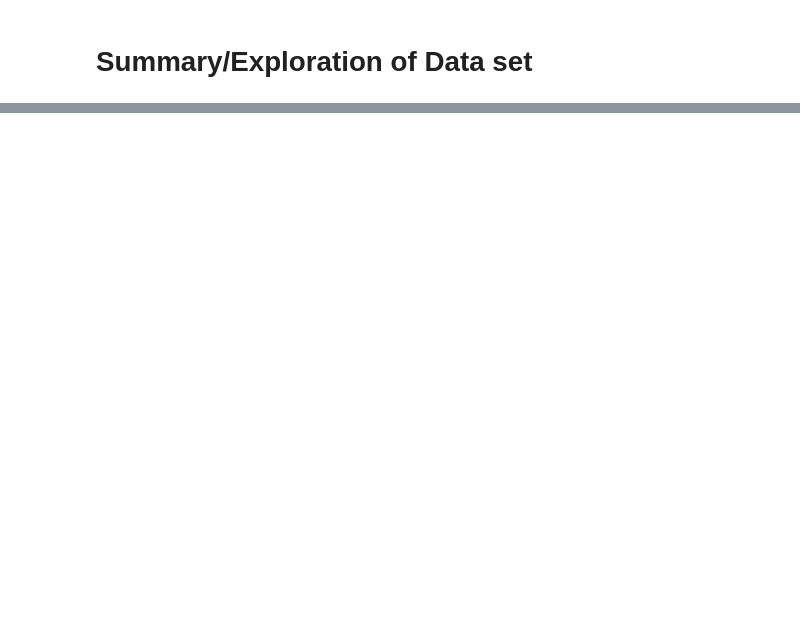
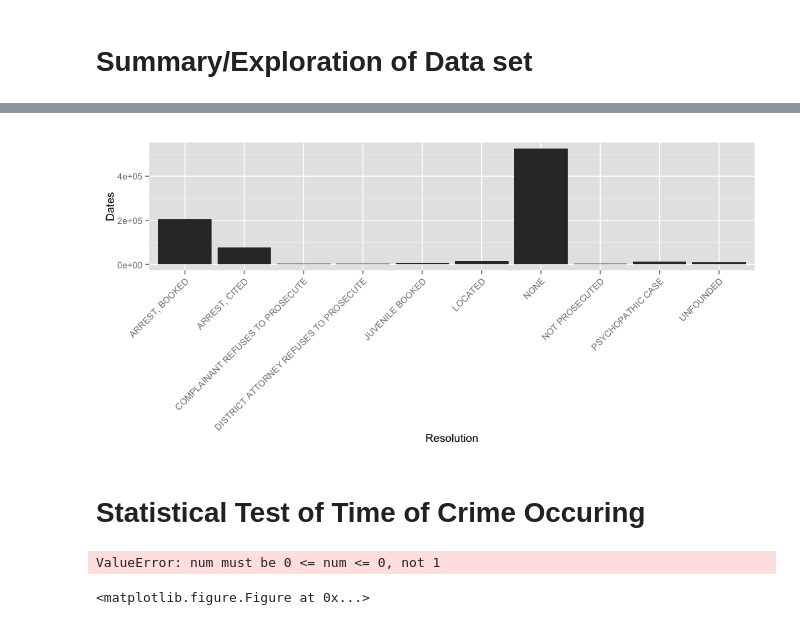
Before and after one commit to chrisngan24/spectacle, a Jupyter notebook: analytics/kaggle_sf_crime/main.ipynb, the cells around one changed output, grey strips where cells are left out. Cells and saved outputs as stored; diff of their text form; code cells hidden in the pictures; blank space fills up the shorter version.

```diff
--- a/analytics/kaggle_sf_crime/main.ipynb
+++ b/analytics/kaggle_sf_crime/main.ipynb
@@ -34,0 +68,20 @@ KeyError: 'Date'
+# %%
+counted_resolution = sf.groupby('Resolution', as_index=False).agg({'Dates': np.size})
+# print counted_category
+counted_resolution =  counted_resolution.sort('Dates', ascending=0).head(10)
+
+# counted_category.()
+# %%
+%%R -i counted_resolution -w 1000 -h 480 -u px -r 100
+library(ggplot2)
+ggplot(counted_resolution, aes(x=Resolution, y=Dates)) + geom_bar(stat="identity") +
+    theme(axis.text.x = element_text(angle = 45, hjust = 1))
+# %% [output]
+[figure, added]
+# %% [markdown]
+# Statistical Test of Time of Crime Occuring
+# %%
+sf.hist('Time')
+# %% [output]
+ValueError: num must be 0 <= num <= 0, not 1
+<matplotlib.figure.Figure at 0x...>
```
Also changed, not shown: parts of 10 cells of this notebook, 32 other files.
